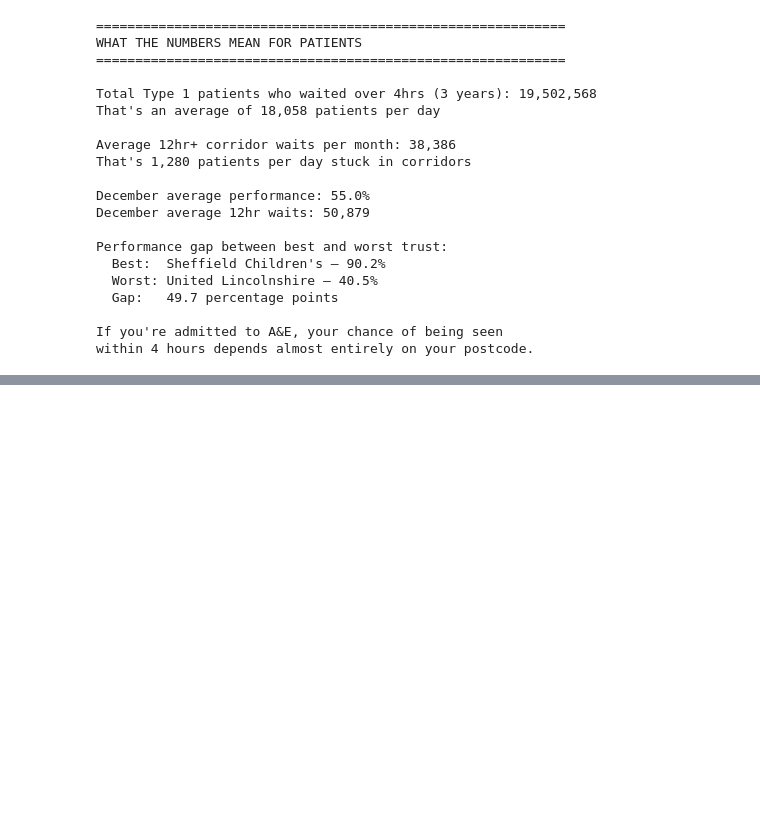
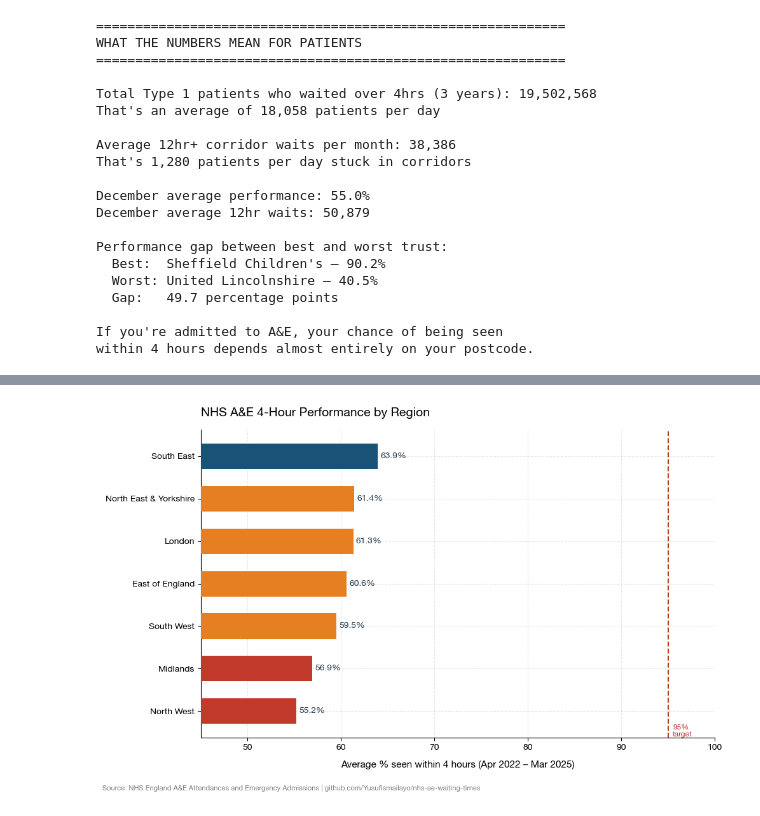
Before and after one commit to YusufIsmailayo/nhs-ae-waiting-times, a Jupyter notebook: notebooks/04_analysis.ipynb, the cells around one changed output, grey strips where cells are left out. Drawn from its saved outputs; the diff is of its cells as text; code cells hidden in the pictures; blank space fills up the shorter version.

Commit message:
Add analysis charts: national performance, regional breakdown, corridor waits

```diff
--- a/notebooks/04_analysis.ipynb
+++ b/notebooks/04_analysis.ipynb
@@ -254,0 +403,83 @@ within 4 hours depends almost entirely on your postcode.
+# %%
+# Average performance by region across 36 months
+region_avg = regional.groupby('parent_org')['perf_4hr_type1'].mean().round(1).sort_values()
+
+# Clean region names
+region_labels = {
+    'NHS ENGLAND NORTH WEST': 'North West',
+    'NHS ENGLAND MIDLANDS': 'Midlands',
+    'NHS ENGLAND SOUTH WEST': 'South West',
+    'NHS ENGLAND EAST OF ENGLAND': 'East of England',
+    'NHS ENGLAND LONDON': 'London',
+    'NHS ENGLAND NORTH EAST AND YORKSHIRE': 'North East & Yorkshire',
+    'NHS ENGLAND SOUTH EAST': 'South East',
+}
+region_avg.index = [region_labels.get(r, r) for r in region_avg.index]
+
+fig, ax = plt.subplots(figsize=(10, 6))
+
+colors = ['#c0392b' if v < 58 else '#e67e22' if v < 62 else '#1a5276'
+          for v in region_avg.values]
+
+bars = ax.barh(
+    region_avg.index,
+    region_avg.values,
+    color=colors,
+    height=0.6,
+    zorder=3
+)
+
+# Value labels on bars
+for bar, val in zip(bars, region_avg.values):
+    ax.text(
+        bar.get_width() + 0.3,
+        bar.get_y() + bar.get_height() / 2,
+        f'{val}%',
+        va='center',
+        fontsize=10,
+        fontweight='bold',
+        color='#2c3e50'
+    )
+
+# 95% target line
+ax.axvline(
+    x=95,
+    color='#c0392b',
+    linewidth=1.5,
+    linestyle='--',
+    label='95% target',
+    zorder=2
+)
+
+ax.text(95.5, -0.6, '95%\ntarget', color='#c0392b',
+        fontsize=8.5, fontweight='bold')
+
+ax.set_xlim(45, 100)
+ax.set_xlabel('Average % seen within 4 hours (Apr 2022 – Mar 2025)',
+              fontsize=11, labelpad=10)
+ax.set_title(
+    'NHS A&E 4-Hour Performance by Region',
+    fontsize=14,
+    fontweight='bold',
+    pad=15,
+    loc='left'
+)
+
+fig.text(
+    0.01, -0.03,
+    'Source: NHS England A&E Attendances and Emergency Admissions | '
+    'github.com/YusufIsmailayo/nhs-ae-waiting-times',
+    fontsize=8,
+    color='grey'
+)
+
+plt.tight_layout()
+plt.savefig(
+    os.path.join(CHARTS_DIR, 'chart2_regional_performance.png'),
+    dpi=150,
+    bbox_inches='tight'
+)
+plt.show()
+print("Chart 2 saved ✅")
+# %% [output]
+[figure, added]
```
Also changed, not shown: parts of 4 cells of this notebook, 3 other files.
